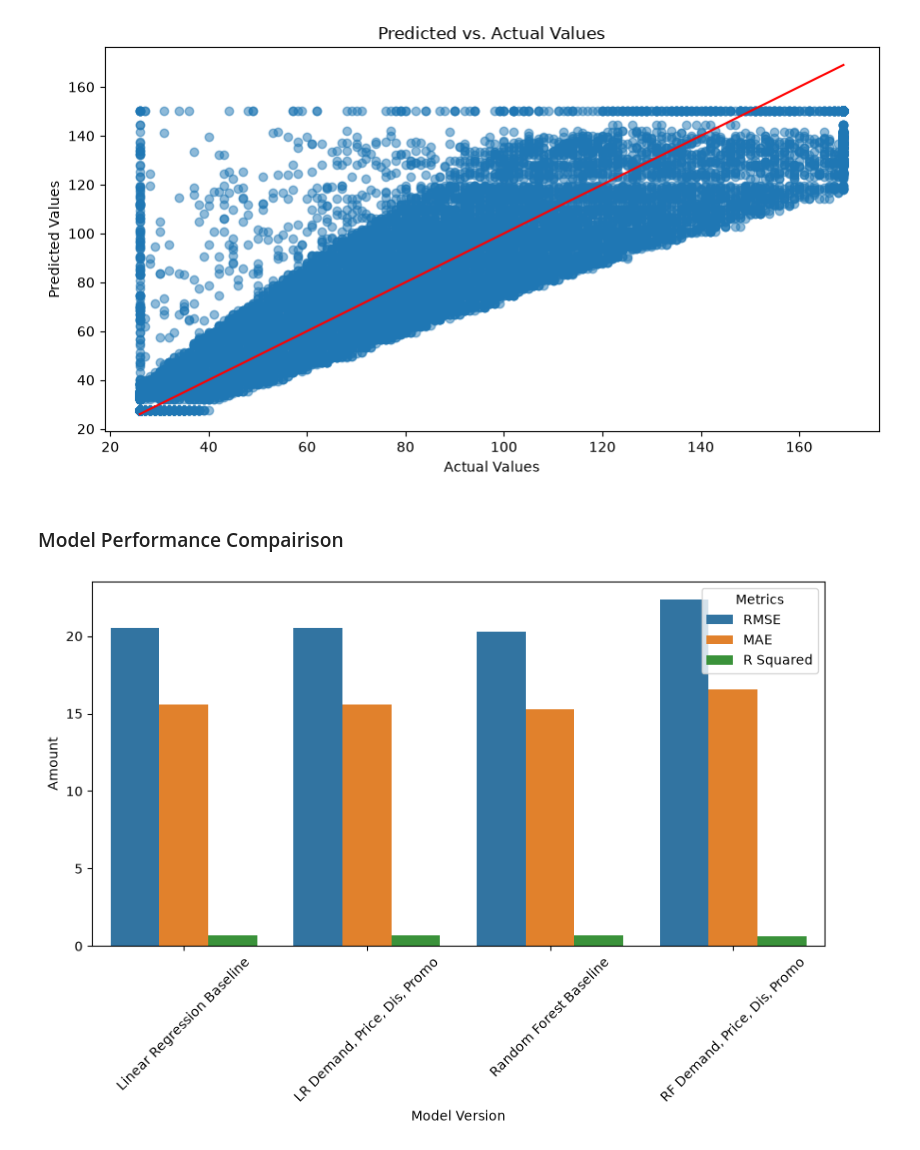
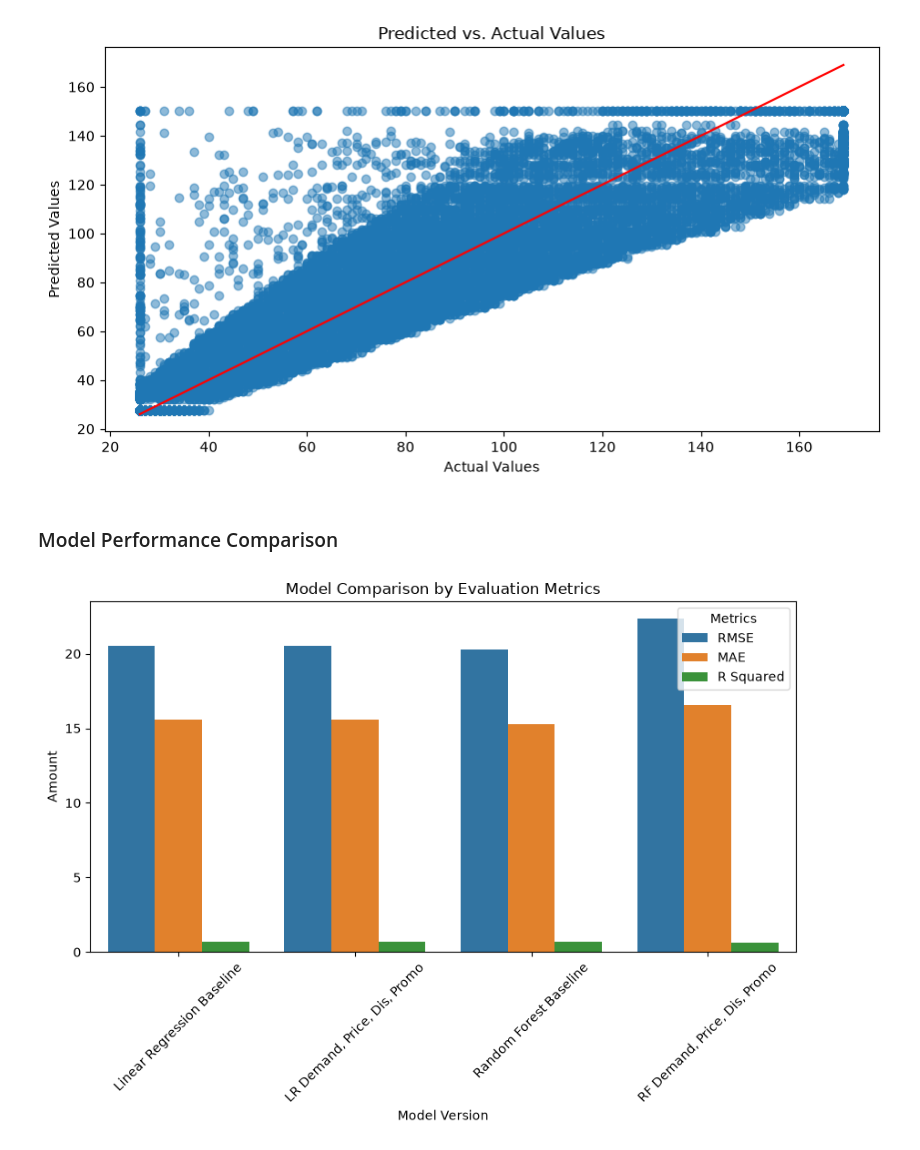
Before and after one commit to phoenixjensen/Capstone-Final-Project-PJ, a Jupyter notebook: notebooks/01_data_exploration.ipynb, the cells around one changed output. Cells and saved outputs as stored; diff of their text form; code cells hidden in the pictures.

Commit message:
Updated the technical comparison

```diff
--- a/notebooks/01_data_exploration.ipynb
+++ b/notebooks/01_data_exploration.ipynb
@@ -910,13 +912,14 @@ plt.show()
 # %% [output]
 [figure]
 # %% [markdown]
-### Model Performance Compairison
+### Model Performance Comparison
 # %%
 plt.figure(figsize=(10,5))
 metrics = compare_df2.melt(id_vars='Model Version', value_vars=['RMSE', 'MAE', 'R Squared'], var_name='Metrics', value_name='Amount')
 model_compair = sns.barplot(data=metrics, x='Model Version', y='Amount', hue='Metrics')
 plt.xticks(rotation=45)
-plt.savefig("images/Model_Compairison_Chart.png")
+plt.title("Model Comparison by Evaluation Metrics")
+plt.savefig("images/Model_Comparison_Chart.png")
 plt.show()
 # %% [output]
-[figure, old version]
+[figure, new version]
```
Also changed, not shown: parts of 3 cells of this notebook, 5 other files.
